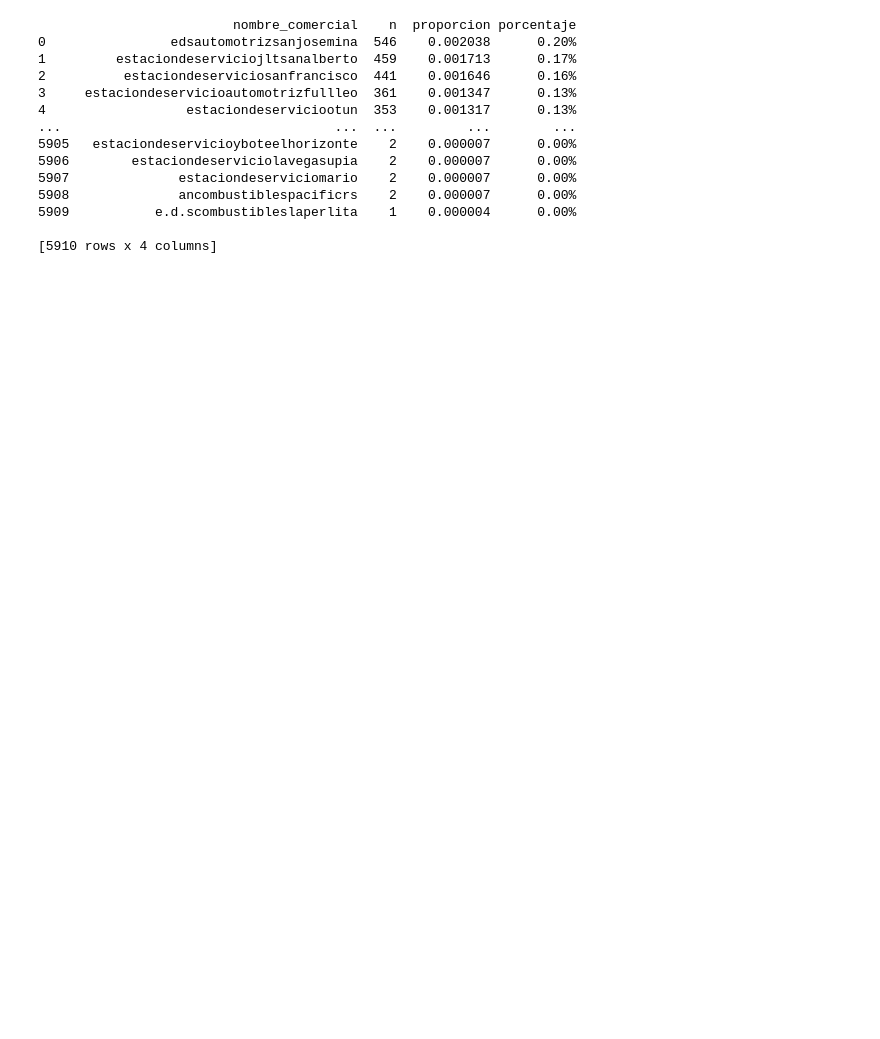
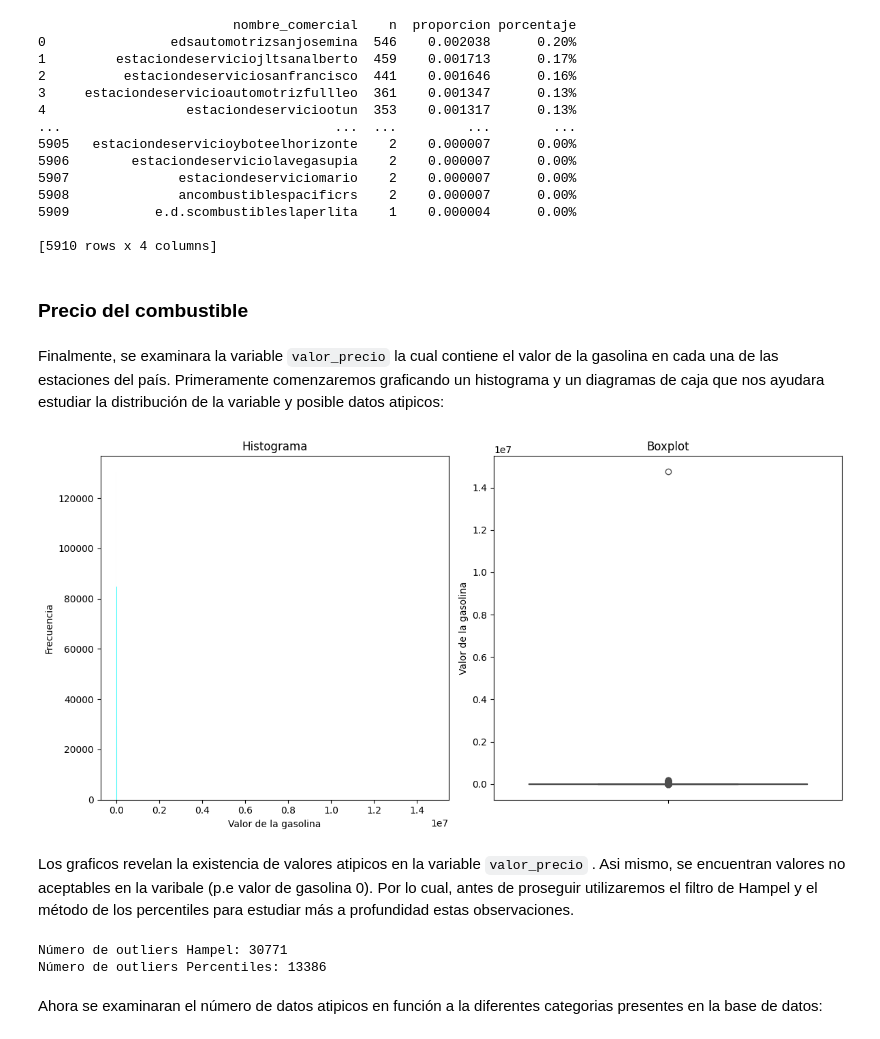
Before and after one commit to cjarango/DataViz, a Jupyter notebook: Practica # 5.ipynb, the cells around one changed output. Cells and saved outputs as stored; diff of their text form; code cells hidden in the pictures; blank space fills up the shorter version.

```diff
--- a/Practica # 5.ipynb
+++ b/Practica # 5.ipynb
@@ -616,3 +924,54 @@ print(nombre_comercial_freq)
 5909           e.d.scombustibleslaperlita    1    0.000004      0.00%
 
 [5910 rows x 4 columns]
+# %% [markdown]
+### Precio del combustible
+# %% [markdown]
+Finalmente, se examinara la variable `valor_precio` la cual contiene el valor de la gasolina en cada una de las estaciones del país. Primeramente comenzaremos graficando un histograma y un diagramas de caja que nos ayudara estudiar la distribución de la variable y posible datos atipicos:
+# %%
+plt.figure(figsize=(12, 6))
+plt.subplot(1, 2, 1)
+sns.histplot(df['valor_precio'], binwidth=3600, color='cyan', edgecolor='black')
+plt.title('Histograma')
+plt.xlabel('Valor de la gasolina')
+plt.ylabel('Frecuencia')
+
+# Diagrama de caja
+plt.subplot(1, 2, 2)
+sns.boxplot(y=df['valor_precio'], color='cyan')
+plt.title('Boxplot')
+plt.xlabel('')
+plt.ylabel('Valor de la gasolina')
+
+plt.tight_layout()
+plt.show()
+# %% [output]
+[figure, added]
+# %% [markdown]
+Los graficos revelan la existencia de valores atipicos en la variable `valor_precio` . Asi mismo, se encuentran valores no aceptables en la varibale (p.e valor de gasolina 0). Por lo cual, antes de proseguir utilizaremos el filtro de Hampel y el método de los percentiles para estudiar más a profundidad estas observaciones.
+# %%
+def hampel_filter(values, window_size=7, n_sigmas=3):
+    """Aplicar el filtro de Hampel para detectar outliers."""
+    median = np.median(values)
+    mad = np.median(np.abs(values - median))
+    lower_bound = median - n_sigmas * mad
+    upper_bound = median + n_sigmas * mad
+    return lower_bound, upper_bound
+
+# Aplicar el filtro de Hampel
+lower_bound, upper_bound = hampel_filter(df['valor_precio'].dropna())
+df['Hampel'] = df['valor_precio'].apply(lambda x: 1 if x < lower_bound or x > upper_bound else 0)
+
+# Usar percentiles
+lower_bound_perc = df['valor_precio'].quantile(0.025)
+upper_bound_perc = df['valor_precio'].quantile(0.975)
+df['Perc'] = df['valor_precio'].apply(lambda x: 1 if x < lower_bound_perc or x > upper_bound_perc else 0)
+
+# Número de outliers
+print("Número de outliers Hampel:", df['Hampel'].sum())
+print("Número de outliers Percentiles:", df['Perc'].sum())
+# %% [output]
+Número de outliers Hampel: 30771
+Número de outliers Percentiles: 13386
+# %% [markdown]
+Ahora se examinaran el número de datos atipicos en función a la diferentes categorias presentes en la base de datos:
```
Also changed, not shown: parts of 167 cells of this notebook.
